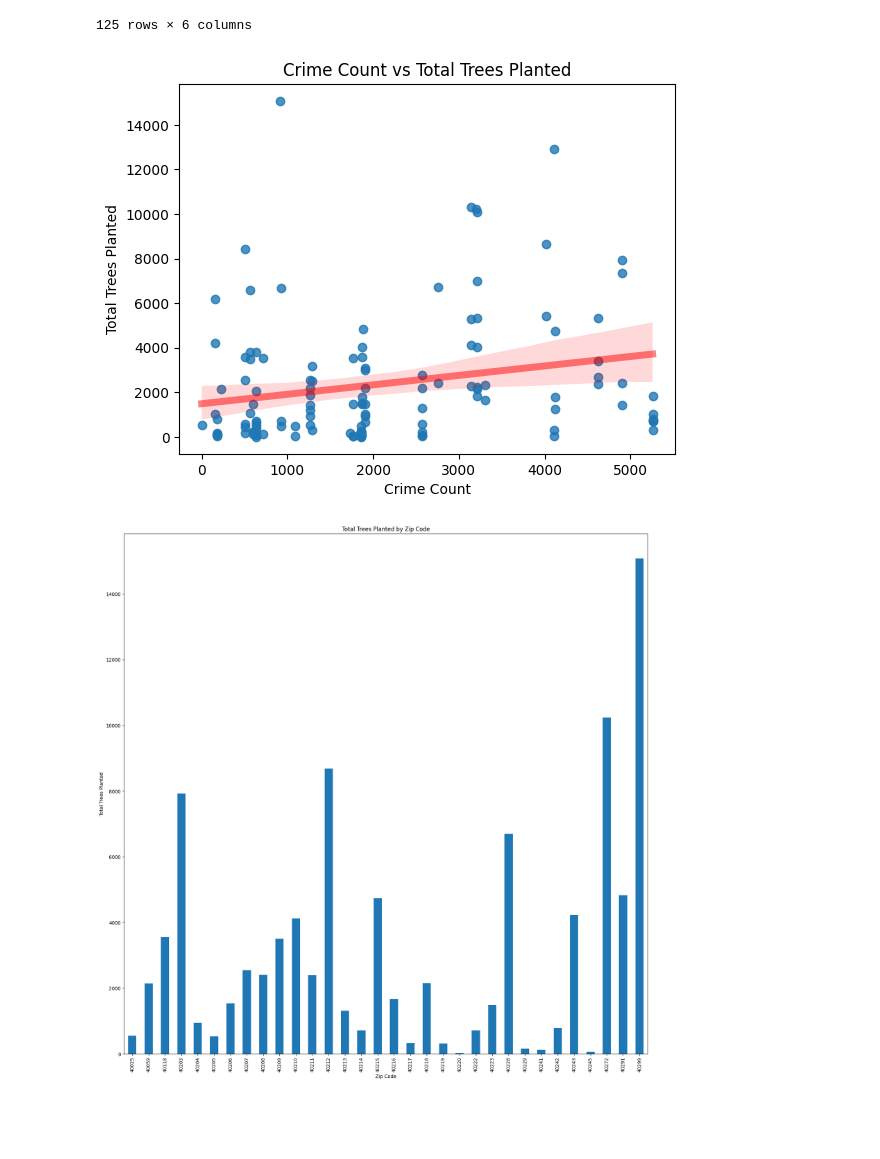
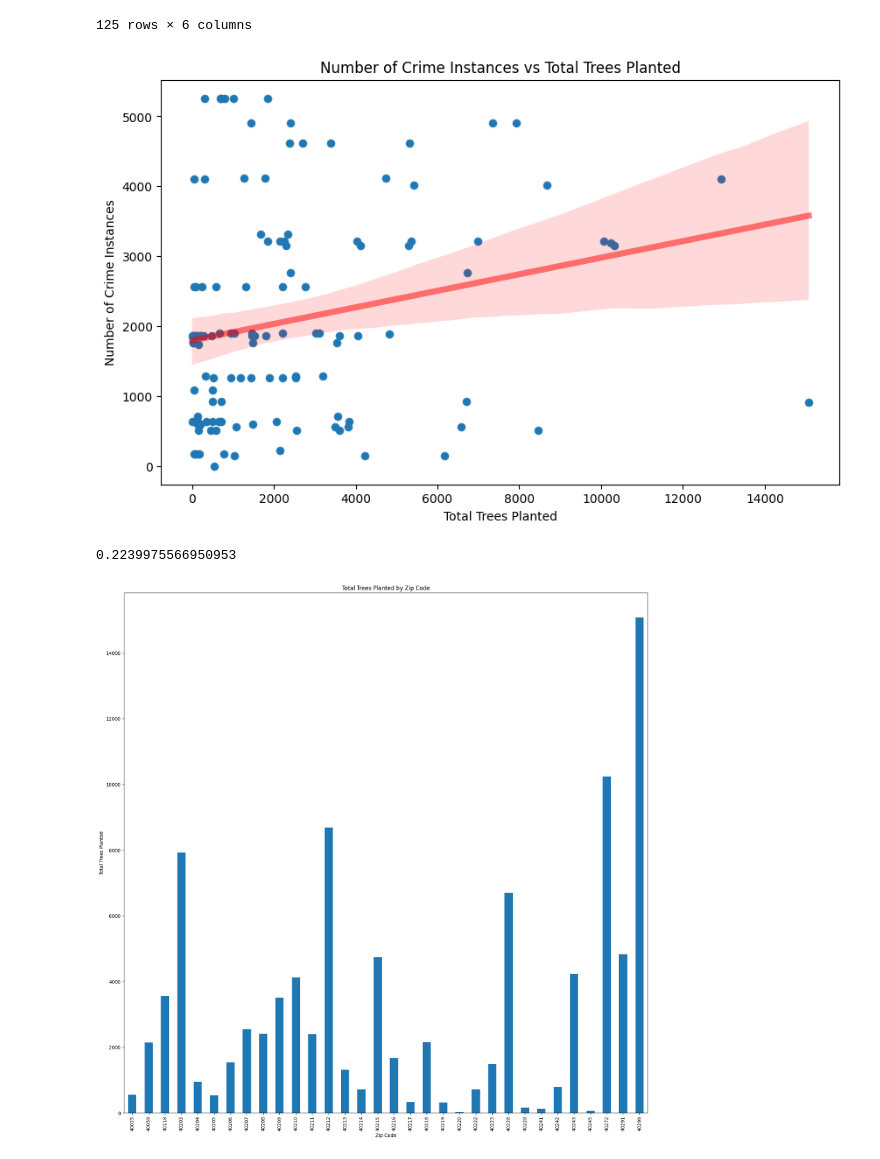
Before and after one commit to ltc870/codelouisville2023finalproject, a Jupyter notebook: finalproject.ipynb, the cells around one changed output. Drawn from its saved outputs; the diff is of its cells as text; code cells hidden in the pictures; blank space fills up the shorter version.

```diff
--- a/finalproject.ipynb
+++ b/finalproject.ipynb
@@ -220,15 +225,27 @@ base_df
 | 124 | Wyandotte | 40215 | [ASSAULT, BURGLARY, OTHER, ASSAUL... | 2 | 7 | 1271 |
 125 rows × 6 columns
 # %%
+# creating a new column that counts the number of crimes per zip code
 base_df["CRIME_COUNT"] = base_df["CRIME_TYPE"].apply(len)
-sns.regplot(x=base_df["CRIME_COUNT"], y=base_df["Total_Trees_Planted"], line_kws={"color":"r", "alpha":0.5, "lw":5 })
 
-plt.xlabel("Crime Count")
-plt.ylabel("Total Trees Planted")
-plt.title("Crime Count vs Total Trees Planted")
+# creating a scatter plot that shows the relationship between crime count and total trees planted in each zip code.
+plt.figure(figsize=(10, 6))
+sns.scatterplot(x=base_df["Total_Trees_Planted"], y=base_df["CRIME_COUNT"], data=base_df)
+sns.regplot(x=base_df["Total_Trees_Planted"], y=base_df["CRIME_COUNT"], data=base_df, line_kws={"color":"r", "alpha":0.5, "lw":5 })
+
+plt.xlabel("Total Trees Planted")
+plt.ylabel("Number of Crime Instances")
+plt.title("Number of Crime Instances vs Total Trees Planted")
 plt.show()
 # %% [output]
-[figure, old version]
+[figure, new version]
+# %%
+# using the corr function to find the correlation between the number of crime instances and total trees planted
+# this shows a very weak positive correlation between the two variables
+correlation = base_df["Total_Trees_Planted"].corr(base_df["CRIME_COUNT"])
+correlation
+# %% [output]
+0.2239975566950953
 # %%
 grouped = base_df.groupby("ZIP_CODE")["Total_Trees_Planted"].first()
 grouped.plot(kind="bar", figsize=(20, 20))
```
Also changed, not shown: parts of 9 cells of this notebook.
